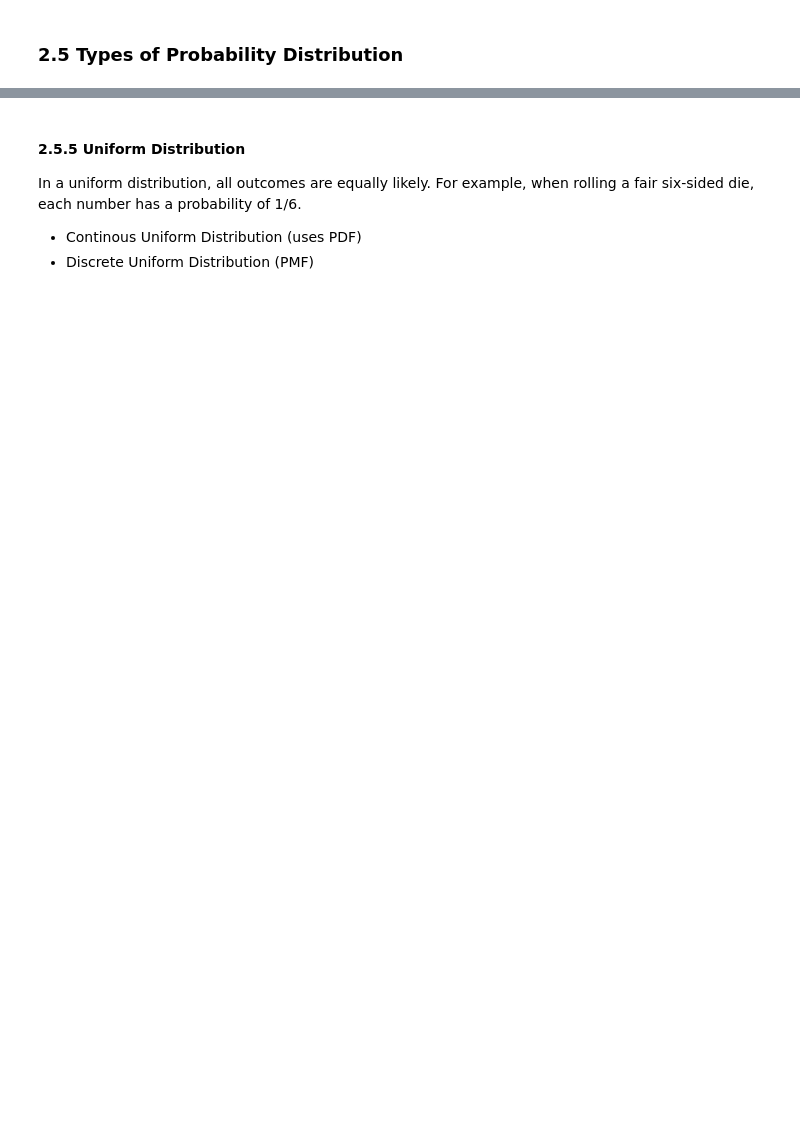
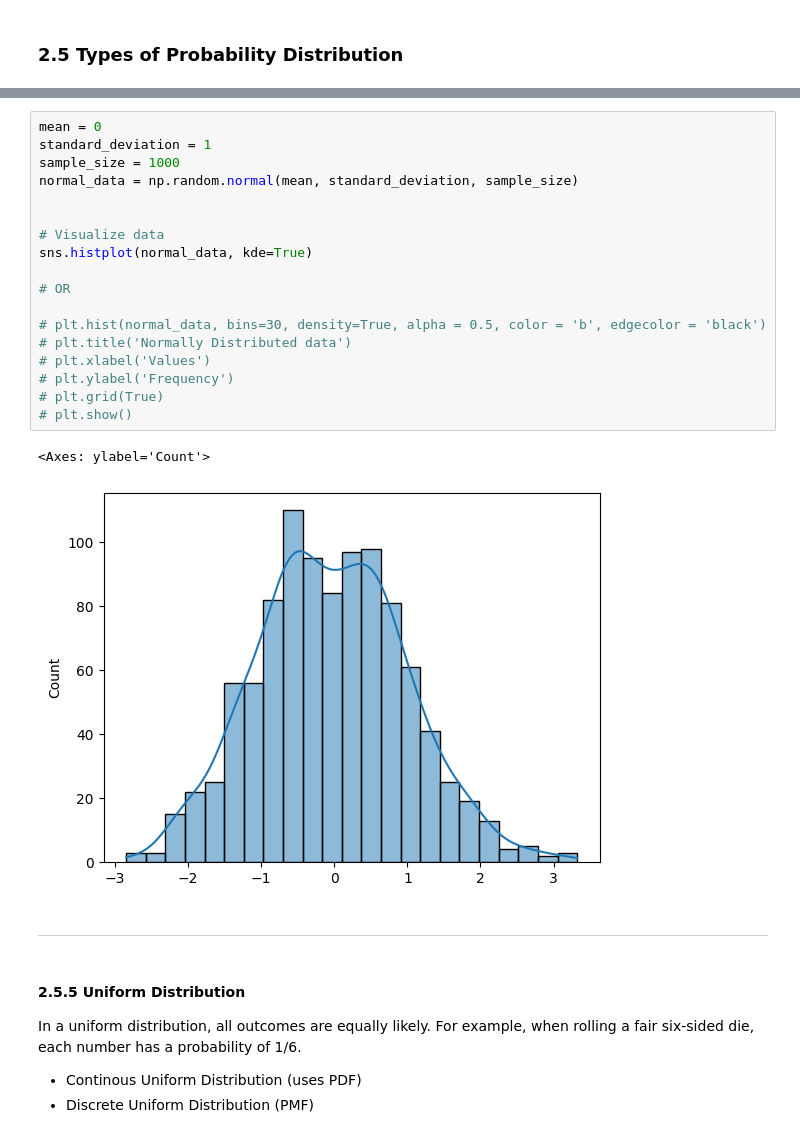
Before and after one commit to Kashyap-08/Learning-Data-Science, a Jupyter notebook: Learning/07_Statestic/statestic.ipynb, the cells around one changed output, grey strips where cells are left out. Saved outputs shown, nothing was run; the diff lists cells and outputs as text; blank space fills up the shorter version.

```diff
--- a/Learning/07_Statestic/statestic.ipynb
+++ b/Learning/07_Statestic/statestic.ipynb
@@ -353,3 +473,27 @@ Where `C(k)(n) = n! / k! (n-k)!`
+# %%
+mean = 0
+standard_deviation = 1
+sample_size = 1000
+normal_data = np.random.normal(mean, standard_deviation, sample_size)
+
+
+# Visualize data
+sns.histplot(normal_data, kde=True)
+
+# OR
+
+# plt.hist(normal_data, bins=30, density=True, alpha = 0.5, color = 'b', edgecolor = 'black')
+# plt.title('Normally Distributed data')
+# plt.xlabel('Values')
+# plt.ylabel('Frequency')
+# plt.grid(True)
+# plt.show()
+# %% [output]
+<Axes: ylabel='Count'>
+[figure, added]
+# %% [markdown]
+
+---
 # %% [markdown]
 #### 2.5.5 Uniform Distribution
 
```
Also changed, not shown: parts of 65 cells of this notebook, 26 other files.
